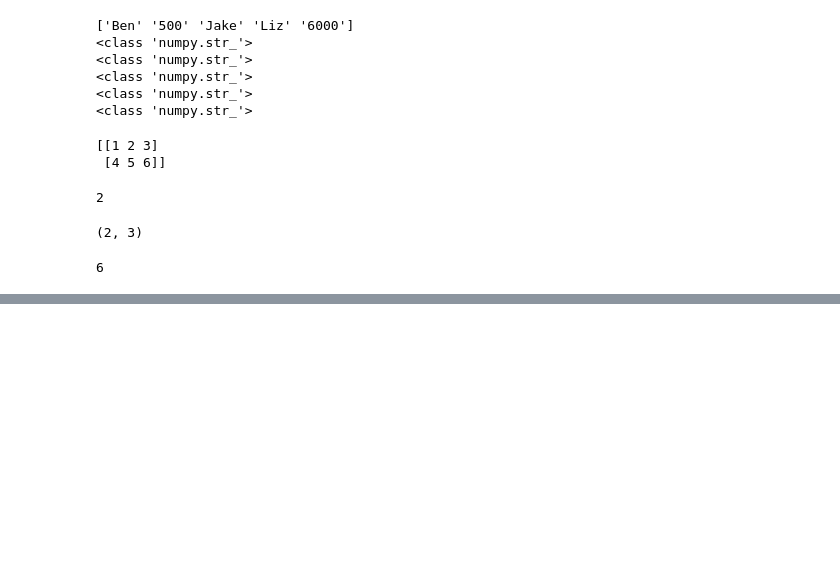
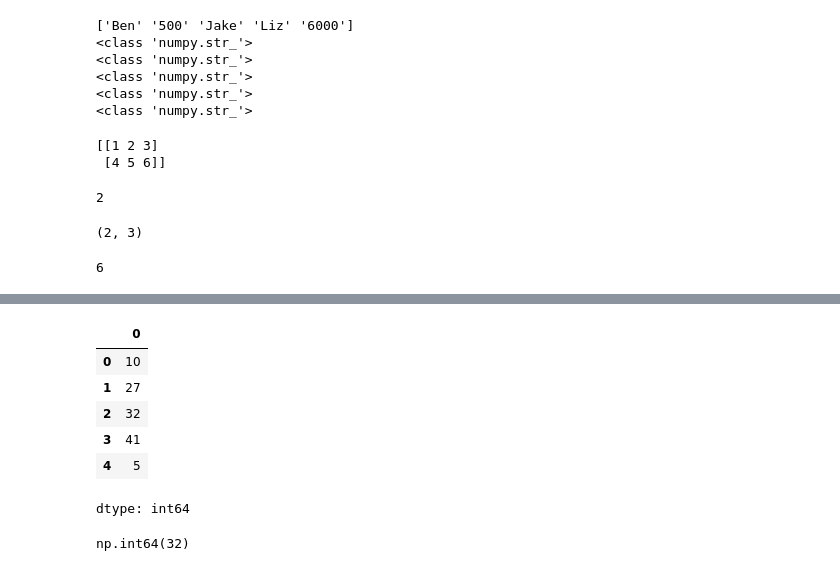
Before and after one commit to aysedemirel/machine-learning, a Jupyter notebook: examples.ipynb, the cells around one changed output, grey strips where cells are left out. Cells and saved outputs as stored; diff of their text form; code cells hidden in the pictures; blank space fills up the shorter version.

```diff
--- a/examples.ipynb
+++ b/examples.ipynb
@@ -217,0 +256,14 @@ array2.size # how many variables in the array
+# %%
+my_series.tail()
+# %% [output]
+|  | 0 |
+| 0 | 10 |
+| 1 | 27 |
+| 2 | 32 |
+| 3 | 41 |
+| 4 | 5 |
+dtype: int64
+# %%
+my_series[2]
+# %% [output]
+np.int64(32)
```
Also changed, not shown: parts of 21 cells of this notebook.
